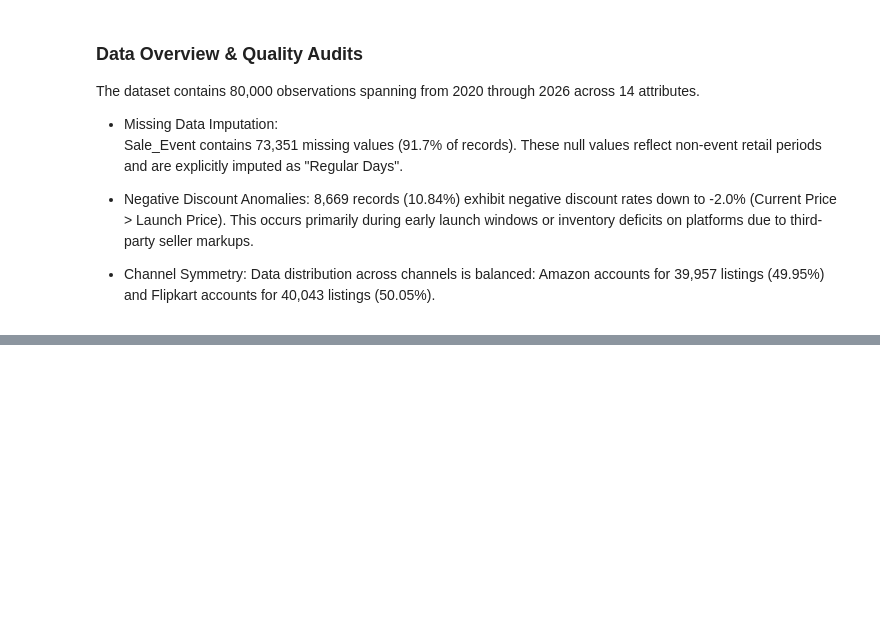
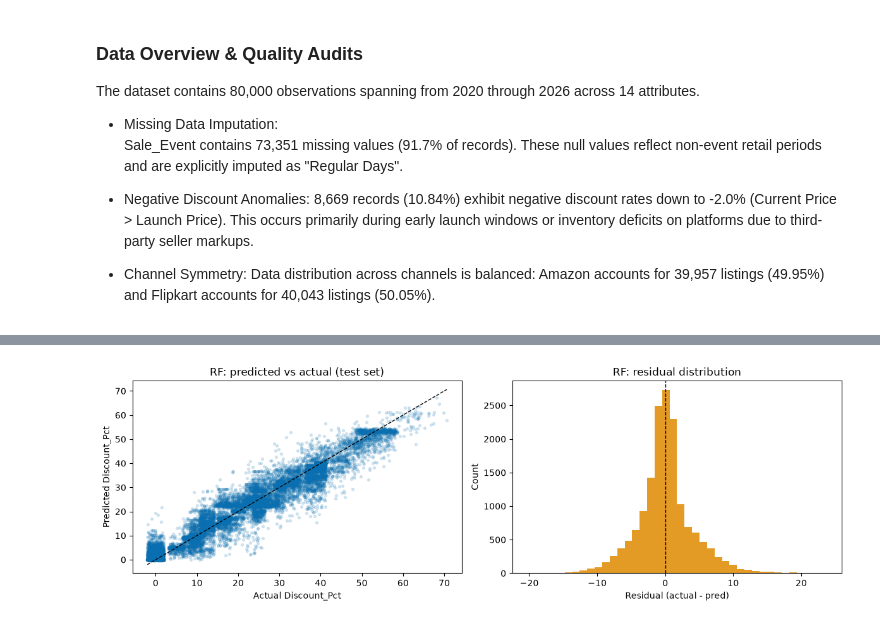
Before and after one commit to titimatosas/Proyecto-BI, a Jupyter notebook: EDA.ipynb, the cells around one changed output, grey strips where cells are left out. Cells and saved outputs as stored; diff of their text form; code cells hidden in the pictures; blank space fills up the shorter version.

```diff
--- a/EDA.ipynb
+++ b/EDA.ipynb
@@ -55,7 +55,7 @@ import pandas as pd
 import numpy as np
 
 # Load dataset
-df = pd.read_csv(r'C:\Users\titim\Desktop\Proyecto BI\apple_products_pricing_2020_2026.csv')
+df = pd.read_csv('apple_products_pricing_2020_2026.csv')
 
 print("Shape:", df.shape)
 print("\nColumns and Dtypes:")
@@ -258,0 +446,20 @@ Sale_Event contains 73,351 missing values (91.7% of records). These null values
+# %%
+# Residual plot — Random Forest (hold-out test set)
+fig, ax = plt.subplots(1, 2, figsize=(12, 4))
+
+ax[0].scatter(y_test, y_pred_rf, alpha=0.15, s=8, color='#0a6fb0')
+lims = [min(y_test.min(), y_pred_rf.min()), max(y_test.max(), y_pred_rf.max())]
+ax[0].plot(lims, lims, 'k--', lw=1)
+ax[0].set(xlabel='Actual Discount_Pct', ylabel='Predicted Discount_Pct',
+          title='RF: predicted vs actual (test set)')
+
+resid = y_test - y_pred_rf
+ax[1].hist(resid, bins=40, color='#e08a00', alpha=0.85)
+ax[1].axvline(0, color='k', ls='--', lw=1)
+ax[1].set(xlabel='Residual (actual - pred)', ylabel='Count',
+          title='RF: residual distribution')
+
+plt.tight_layout()
+plt.show()
+# %% [output]
+[figure, added]
```
Also changed, not shown: parts of 14 cells of this notebook, 1 other file.
